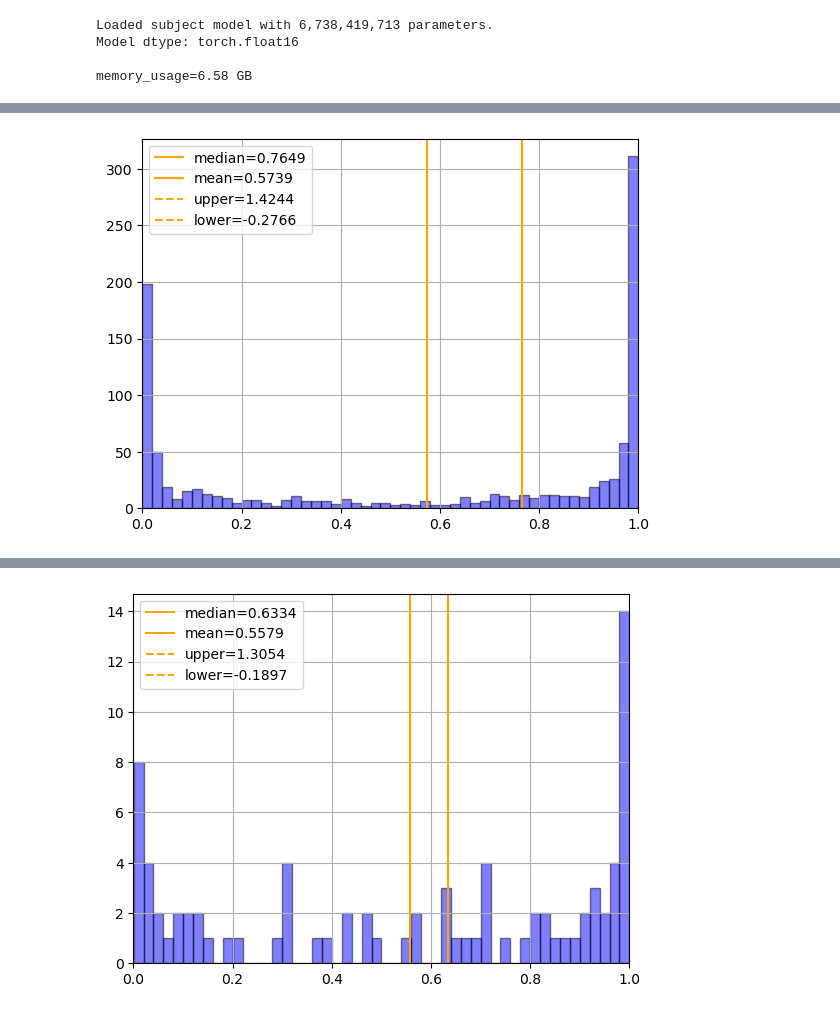
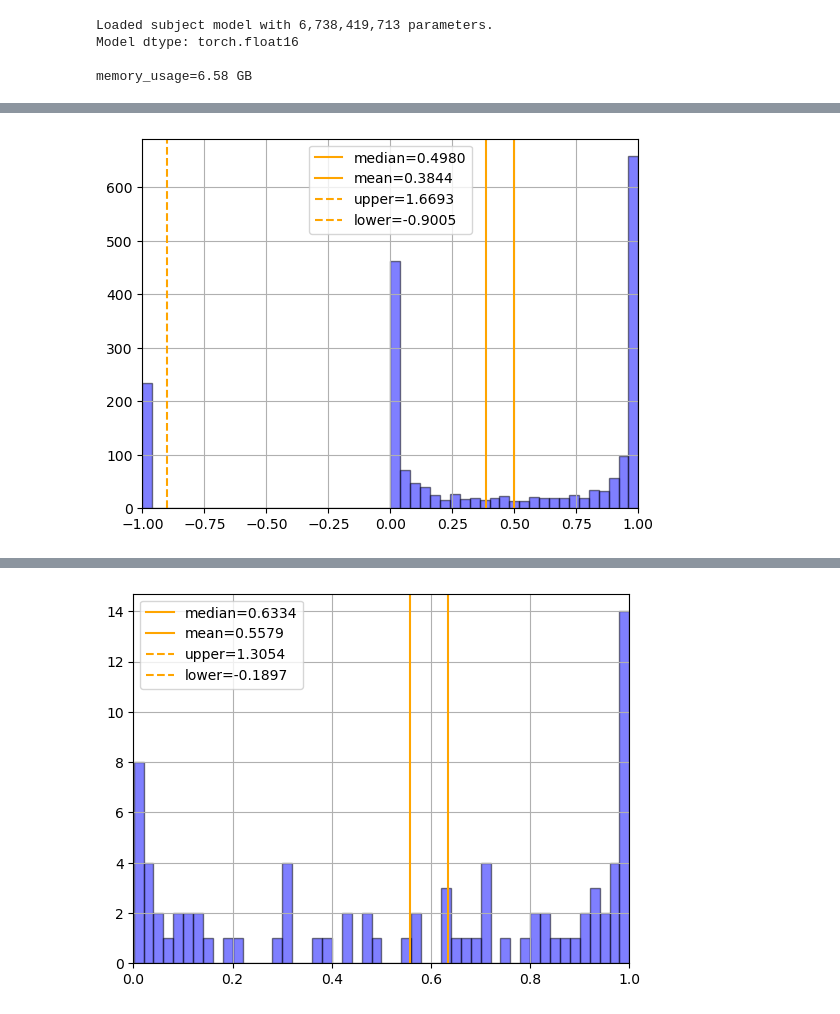
Before and after one commit to AugustasMacijauskas/mlmi-thesis, a Jupyter notebook: src/ppo/sandbox/get_rewards_baseline_qnli.ipynb, the cells around one changed output, grey strips where cells are left out. Drawn from its saved outputs; the diff is of its cells as text; code cells hidden in the pictures.

```diff
--- a/src/ppo/sandbox/get_rewards_baseline_qnli.ipynb
+++ b/src/ppo/sandbox/get_rewards_baseline_qnli.ipynb
@@ -106,7 +104,7 @@ Loading tokenizer allenai/unifiedqa-v2-t5-3b-1363200...
 Falling back to slow tokenizer; fast one failed: 'No such file or directory (os error 2)'
 Loaded tokenizer.
 # %%
-rm_batch_size = 8
+rm_batch_size = 16
 
 # Create reward function
 get_rewards = create_reward_fn(
@@ -231,11 +230,25 @@ ppo_trainer = PPOTrainer(
     data_collator=collator,
     optimizer=optimizer,
 )
+# %%
+ALLOWED_ANSWERS = ["Yes", "No"]
+CHARACTERS_TO_FILTER = string.punctuation + " \n"
+
+
+def is_answer_yes_no(answer):
+    return answer in ALLOWED_ANSWERS
+
+
+def postprocess_response(response):
+    while response and response[-1] in CHARACTERS_TO_FILTER:
+        response = response[:-1]
+    return response
 # %%
 dataloader = torch.utils.data.DataLoader(
     # train_dataset,
     # train_dataset.shuffle(seed=42).select(range(8)),
-    train_dataset.shuffle(seed=2023).select(range(1024)),
+    # train_dataset.shuffle(seed=0).select(range(1024)),
+    train_dataset.shuffle(seed=0).select(range(2048)),
     batch_size=64, collate_fn=collator,
     num_workers=12, shuffle=False,
 )
@@ -249,7 +262,7 @@ generation_kwargs = {
     "pad_token_id": tokenizer.pad_token_id,
     "eos_token_id": 100_000, # why is this value like this?
     "pad_to_multiple_of": 8, # TODO: double-check, but this seems to work and to be faster
-    "max_new_tokens": 1,
+    "max_new_tokens": 2,
 }
 
 rewards = []
@@ -264,18 +277,26 @@ for batch in tqdm(dataloader, total=len(dataloader), leave=False):
     response_tensors = ppo_trainer.generate(
         question_tensors,
         return_prompt=False,
-        # length_sampler=output_length_sampler, # TODO: can be none
-        batch_size=8, # TODO: generations are made in batches
+        batch_size=16, # TODO: generations are made in batches
         **generation_kwargs,
     )
-    batch["response"] = tokenizer.batch_decode(
-        response_tensors, skip_special_tokens=True, spaces_between_special_tokens=False
+    responses = tokenizer.batch_decode(
+        response_tensors, skip_special_tokens=True,
+        spaces_between_special_tokens=False
     )
+    responses = [postprocess_response(x) for x in responses]
+    batch["response"] = responses
     outputs.extend(batch["response"])
 
     # Compute sentiment score
     texts = [q + " " + r for q, r in zip(batch["query"], batch["response"])]
     current_rewards = get_rewards(texts)
+
+    # Replace reward for undesired answers to -1
+    mask = [not is_answer_yes_no(x) for x in batch["response"]]
+    mask = torch.tensor(mask, dtype=torch.bool)
+    current_rewards[mask] = -1
+
     rewards.append(current_rewards.cpu())
 
 
@@ -328,7 +349,10 @@ rewards.mean() - rewards.std(), rewards.mean() + rewards.std()
 # %%
 bins = 50
-plot_histogram(rewards, bins=bins, color="blue", secondary_color="orange", alpha=0.5)
-# Grid
+plot_histogram(
+    rewards, bins=bins,
+    color="blue", secondary_color="orange",
+    alpha=0.5, xlim=[-1, 1],
+)
 plt.grid()
 # %% [output]
-[figure, old version]
+[figure, new version]
```
Also changed, not shown: parts of 20 cells of this notebook, 20 other files.
